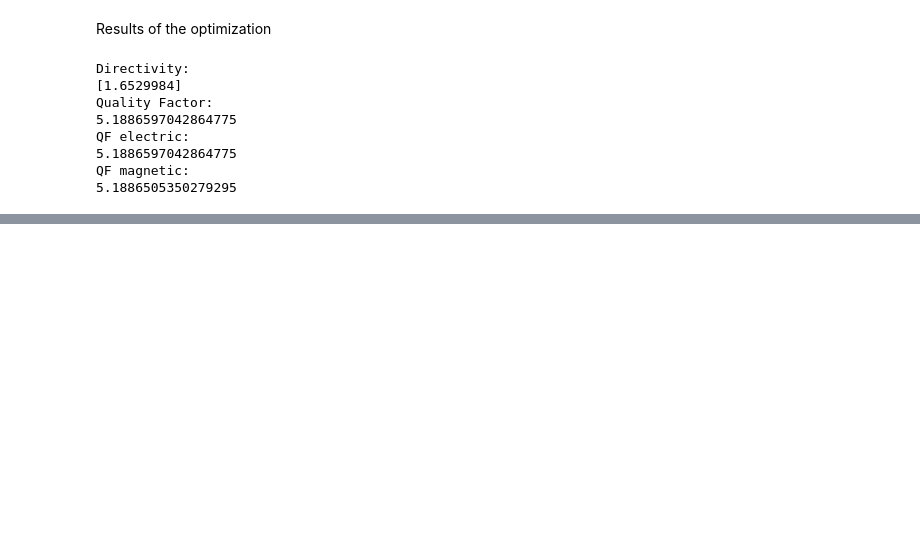
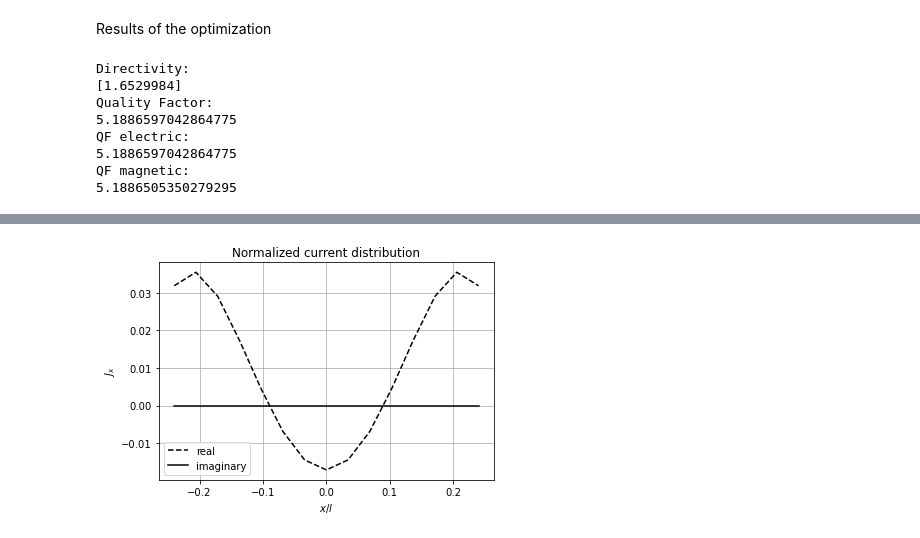
Before and after one commit to Khainguyen1349/MoMPython_KN, a Jupyter notebook: Python_CVX.ipynb, the cells around one changed output, grey strips where cells are left out. Drawn from its saved outputs; the diff is of its cells as text; code cells hidden in the pictures; blank space fills up the shorter version.

```diff
--- a/Python_CVX.ipynb
+++ b/Python_CVX.ipynb
@@ -102,0 +235,10 @@ QF magnetic:
+# %%
+# Define and solve the CVXPY problem.
+w = cp.Variable(1)
+I = cp.Variable(N)
+prob = cp.Problem(cp.Minimize(w),
+                 [cp.norm(sqrtXe @ I) <= w,
+                  cp.norm(sqrtXm @ I) <= w,
+                  F @ I == -1j,
+                  cp.quad_form(I,Rr) <= 4*np.pi/D0/eta0]) # radiated power])
+prob.solve()
@@ -102,0 +266,11 @@ QF magnetic:
+# %%
+plt.plot(x, np.real(I.value), '--', color='black', label='real')
+plt.plot(x, np.imag(I.value), color='black', label='imaginary')
+plt.grid()
+plt.xlabel("$x/l$")
+plt.ylabel("$J_x$")
+plt.legend()
+plt.title('Normalized current distribution')
+plt.show()
+# %% [output]
+[figure, added]
```
Also changed, not shown: parts of 28 cells of this notebook.
